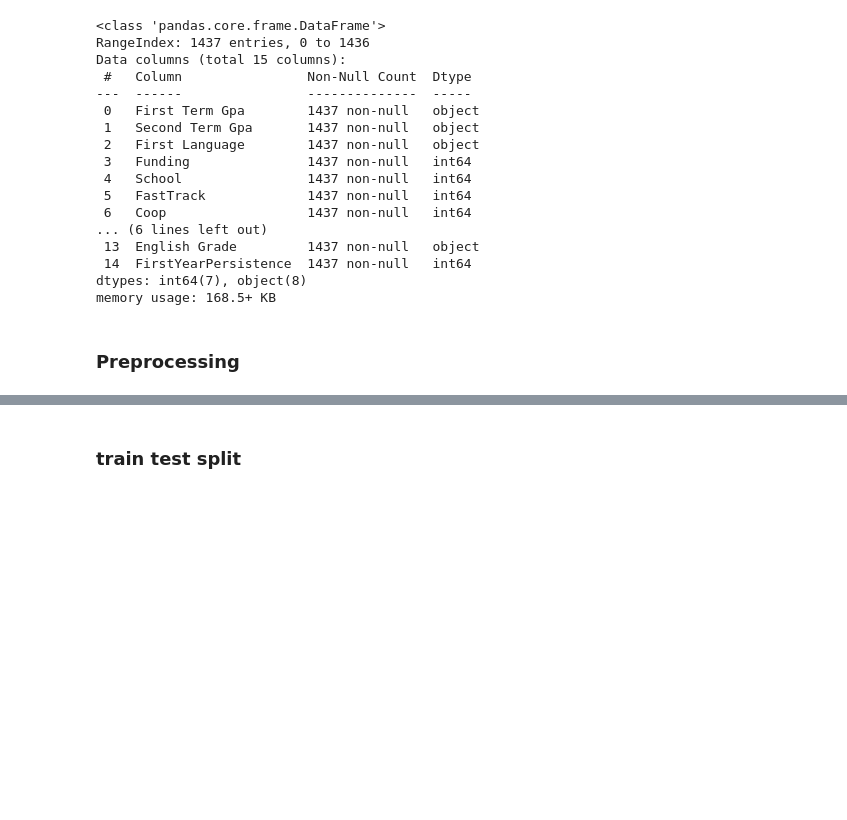
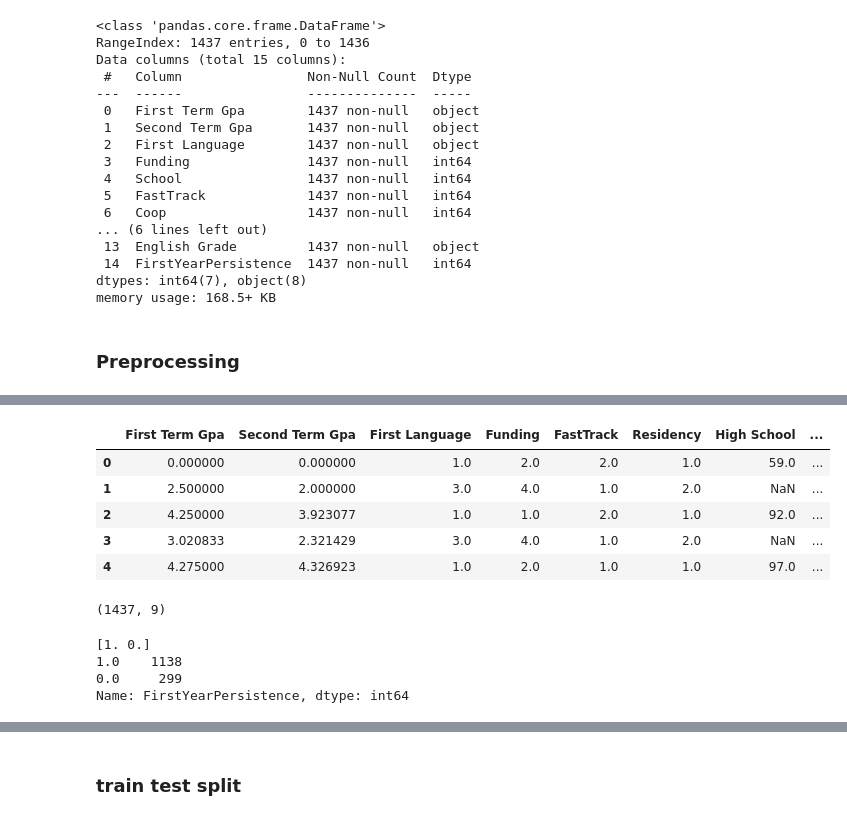
Before and after one commit to Kuga-Yoha/Student-Intelligent-solution-BE, a Jupyter notebook: Final_Group_Project.ipynb, the cells around one changed output, grey strips where cells are left out. Saved outputs shown, nothing was run; the diff lists cells and outputs as text; code cells hidden in the pictures; blank space fills up the shorter version.

```diff
--- a/Final_Group_Project.ipynb
+++ b/Final_Group_Project.ipynb
@@ -54,2 +99,2 @@ memory usage: 168.5+ KB
 # %%
-df.replace('?', np.nan, inplace=True)
+df.drop(['School', 'Coop', 'Gender', 'English Grade', 'Age Group', 'Previous Education'], axis=1, inplace=True)
@@ -76 +129,14 @@ memory usage: 168.5+ KB
+# %%
+df.head()
+# %% [output]
+|  | First Term Gpa | Second Term Gpa | First Language | Funding | FastTrack | Residency | High School | ... |
+| 0 | 0.000000 | 0.000000 | 1.0 | 2.0 | 2.0 | 1.0 | 59.0 | ... |
+| 1 | 2.500000 | 2.000000 | 3.0 | 4.0 | 1.0 | 2.0 | NaN | ... |
+| 2 | 4.250000 | 3.923077 | 1.0 | 1.0 | 2.0 | 1.0 | 92.0 | ... |
+| 3 | 3.020833 | 2.321429 | 3.0 | 4.0 | 1.0 | 2.0 | NaN | ... |
+| 4 | 4.275000 | 4.326923 | 1.0 | 2.0 | 1.0 | 1.0 | 97.0 | ... |
+# %%
+df.shape
+# %% [output]
+(1437, 9)
 # %%
@@ -79,3 +145,11 @@ y = df.iloc[:,14]
+# %%
+print(y.unique())
+print(y.value_counts())
+# %% [output]
+[1. 0.]
+1.0    1138
+0.0     299
+Name: FirstYearPersistence, dtype: int64
 # %%
 from sklearn.impute import SimpleImputer
 # %%
```
Also changed, not shown: parts of 18 cells of this notebook.
